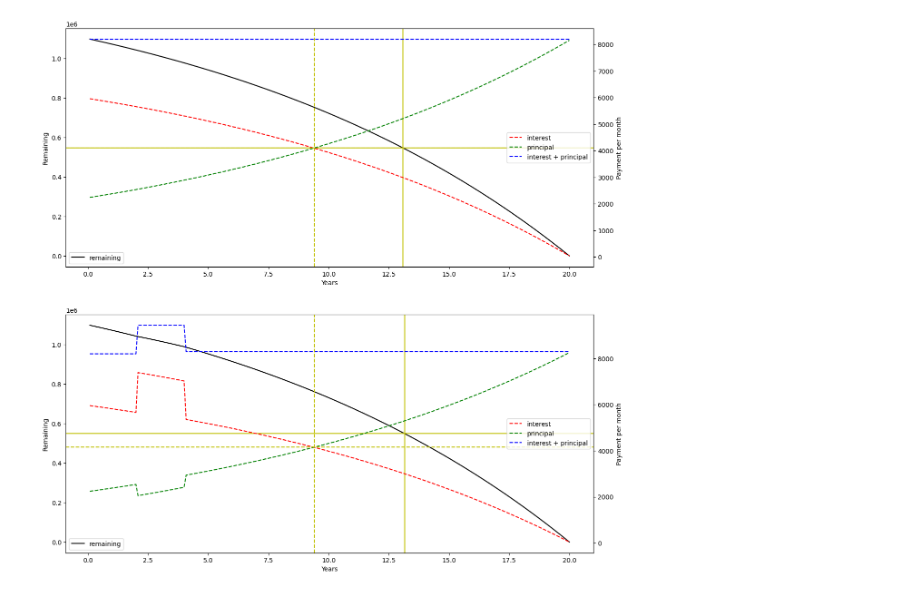
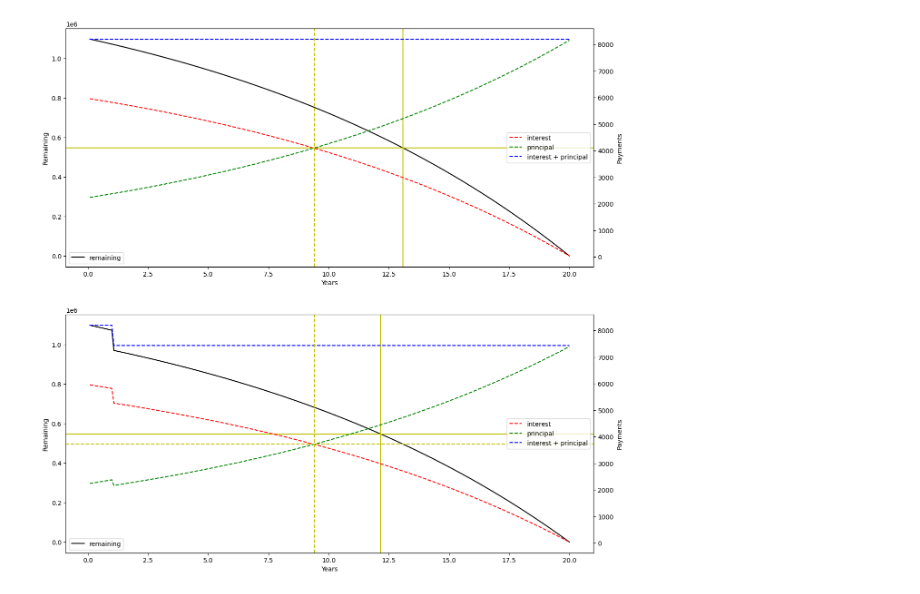
Before and after one commit to stefanschell/playground, a Jupyter notebook: playground.ipynb, the cells around one changed output. Drawn from its saved outputs; the diff is of its cells as text; code cells hidden in the pictures.

```diff
--- a/playground.ipynb
+++ b/playground.ipynb
@@ -80,14 +94,19 @@ k = 12
 R0 = 0.065
 
 Rs = []
-Rs.append((24, 0.085))
-Rs.append((48, 0.065))
+#Rs.append((24, 0.085))
+#Rs.append((48, 0.065))
 Rs = pd.DataFrame(Rs, columns=['month', 'rate'])
 Rs.set_index('month', drop=False, inplace=True)
+
+Os = []
+Os.append((12, 100000))
+Os = pd.DataFrame(Os, columns=['month', 'amount'])
+Os.set_index('month', drop=False, inplace=True)
 # %%
 myLoan1 = Loan(N=N, k=k, P=P, R0=R0)
 myLoan1.print()
-plan1 = myLoan1.simulate(Rs=None)
+plan1 = myLoan1.simulate()
 # %% [output]
 --- Configuration ---
 Term length N: 20 yrs
@@ -109,7 +122,7 @@ Initial total interest to be paid:  868313.08 (44.11 %)
 # %%
 myLoan2 = Loan(N=N, k=k, P=P, R0=R0)
 myLoan2.print()
-plan2 = myLoan2.simulate(Rs=Rs)
+plan2 = myLoan2.simulate(Rs=Rs, Es=Os)
 # %% [output]
 --- Configuration ---
 Term length N: 20 yrs
@@ -153,14 +175,16 @@ def plot(ax1, plan: pd.DataFrame):
     ax2.axhline(y=interest_principal_turnover['principal'], color='y', linestyle='--')
     ax2.axvline(x=interest_principal_turnover['year'], color='y', linestyle='--')
 
-    ax2.set_ylabel('Payment per month')
+    ax2.set_ylabel('Payments')
     ax2.legend(loc='center right')
 # %%
 fig, axs = plt.subplots(nrows=2, figsize=(15,15))
 
 plot(axs[0], plan1)
 plot(axs[1], plan2)
 
+axs[1].set_xlim(axs[0].get_xlim())
+
 plt.show()
 # %% [output]
-[figure, old version]
+[figure, new version]
```
Also changed, not shown: parts of 4 cells of this notebook.
